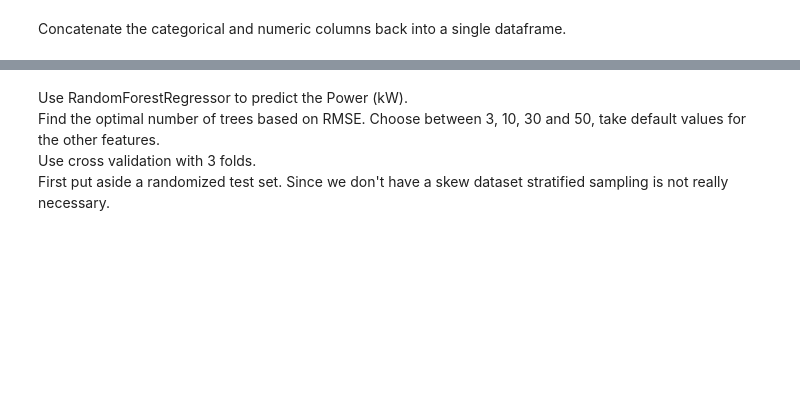
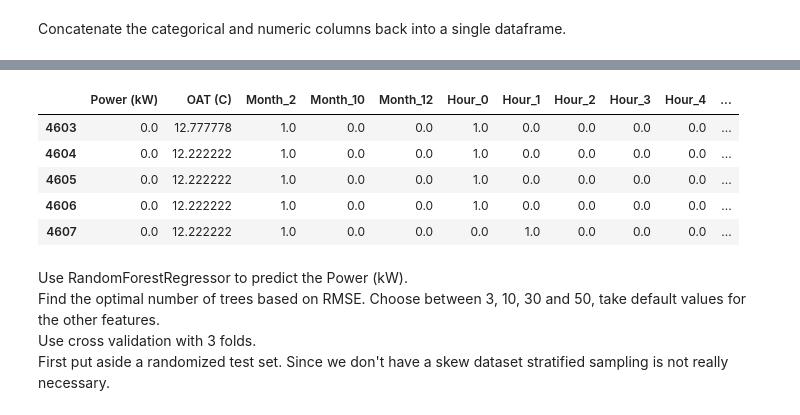
Before and after one commit to HOGENT-ML/course, a Jupyter notebook: 220-exercise_building_oat.ipynb, the cells around one changed output, grey strips where cells are left out. Drawn from its saved outputs; the diff is of its cells as text; code cells hidden in the pictures; blank space fills up the shorter version.

```diff
--- a/220-exercise_building_oat.ipynb
+++ b/220-exercise_building_oat.ipynb
@@ -211,0 +186,7 @@ array([[1., 0., 0., ..., 0., 0., 0.],
+# %%
+from sklearn.preprocessing import OneHotEncoder
+
+cat_encoder = OneHotEncoder(sparse_output=False)
+oats_cat = oats[['Month','Hour','Day']]
+oats_cat_1hot = cat_encoder.fit_transform(oats_cat)
+oats_cat_1hot
@@ -229,2 +223,6 @@ Convert the one hot encoded numpy array into a pandas dataframe for easier use a
+# %%
+cat_output = pd.DataFrame(oats_cat_1hot,
+                         columns=cat_encoder.get_feature_names_out(),
+                         index=oats_cat.index)
 # %% [markdown]
 Concatenate the categorical and numeric columns back into a single dataframe.
@@ -261,3 +229,16 @@ Concatenate the categorical and numeric columns back into a single dataframe.
+# %%
+oats_num = oats[['Power (kW)', 'OAT (C)']]
+# %%
+oats = pd.concat([oats_num, cat_output], axis=1)
+# %%
+oats.head()
+# %% [output]
+|  | Power (kW) | OAT (C) | Month_2 | Month_10 | Month_12 | Hour_0 | Hour_1 | Hour_2 | Hour_3 | Hour_4 | ... |
+| 4603 | 0.0 | 12.777778 | 1.0 | 0.0 | 0.0 | 1.0 | 0.0 | 0.0 | 0.0 | 0.0 | ... |
+| 4604 | 0.0 | 12.222222 | 1.0 | 0.0 | 0.0 | 1.0 | 0.0 | 0.0 | 0.0 | 0.0 | ... |
+| 4605 | 0.0 | 12.222222 | 1.0 | 0.0 | 0.0 | 1.0 | 0.0 | 0.0 | 0.0 | 0.0 | ... |
+| 4606 | 0.0 | 12.222222 | 1.0 | 0.0 | 0.0 | 1.0 | 0.0 | 0.0 | 0.0 | 0.0 | ... |
+| 4607 | 0.0 | 12.222222 | 1.0 | 0.0 | 0.0 | 0.0 | 1.0 | 0.0 | 0.0 | 0.0 | ... |
 # %% [markdown]
 Use RandomForestRegressor to predict the Power (kW).
 Find the optimal number of trees based on RMSE. Choose between 3, 10, 30 and 50, take default values for the other features.
```
Also changed, not shown: parts of 45 cells of this notebook.
